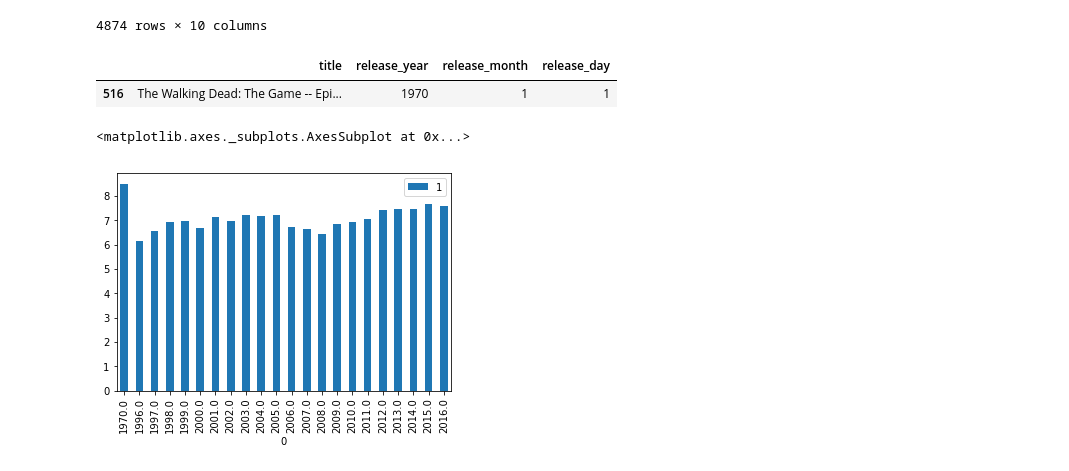
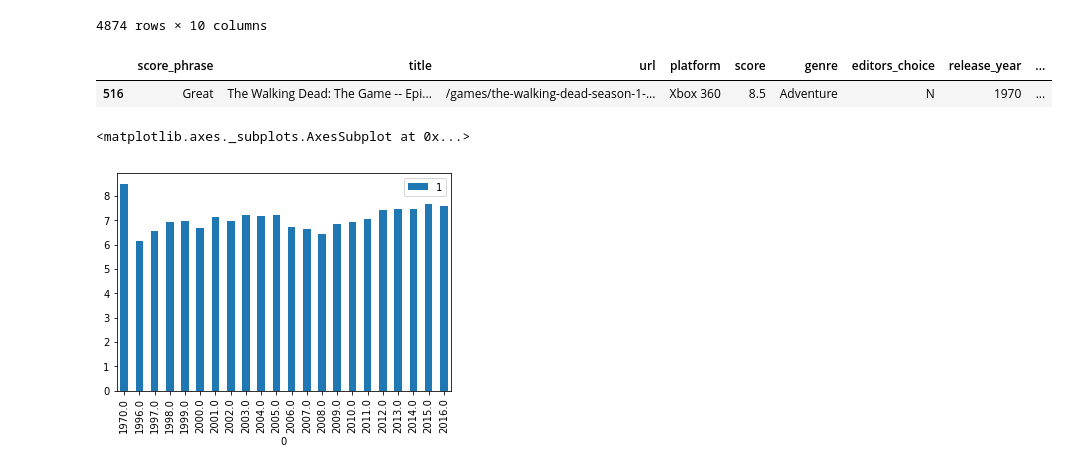
Before and after one commit to yvesbeutler/tyrannosaurus, a Jupyter notebook: src/notebooks/20 Years of Games.ipynb, the cells around one changed output. Saved outputs shown, nothing was run; the diff lists cells and outputs as text; code cells hidden in the pictures.

```diff
--- a/src/notebooks/20 Years of Games.ipynb
+++ b/src/notebooks/20 Years of Games.ipynb
@@ -113,22 +113,23 @@ reviews[score_filter]
 # %%
 # 1. What is the first game ever released?
 
 min_year = reviews['release_year'].min()
 year_filter = reviews['release_year'] == min_year
 filtered_reviews = reviews[year_filter]
 
 min_month = filtered_reviews['release_month'].min()
 month_filter = filtered_reviews['release_month'] == min_month
 filtered_reviews = filtered_reviews[month_filter]
 
 min_day = filtered_reviews['release_day'].min()
 day_filter = filtered_reviews['release_day'] == min_day
 filtered_reviews = filtered_reviews[day_filter]
 
-filtered_reviews[['title','release_year','release_month','release_day']]
+#filtered_reviews[['title','release_year','release_month','release_day']]
+filtered_reviews
 # %% [output]
-|  | title | release_year | release_month | release_day |
-| 516 | The Walking Dead: The Game -- Epi... | 1970 | 1 | 1 |
+|  | score_phrase | title | url | platform | score | genre | editors_choice | release_year | ... |
+| 516 | Great | The Walking Dead: The Game -- Epi... | /games/the-walking-dead-season-1-... | Xbox 360 | 8.5 | Adventure | N | 1970 | ... |
 # %%
 # 2. Do game scores vary from year to year?
 
```
Also changed, not shown: parts of 1 cell of this notebook, 2 other files.
